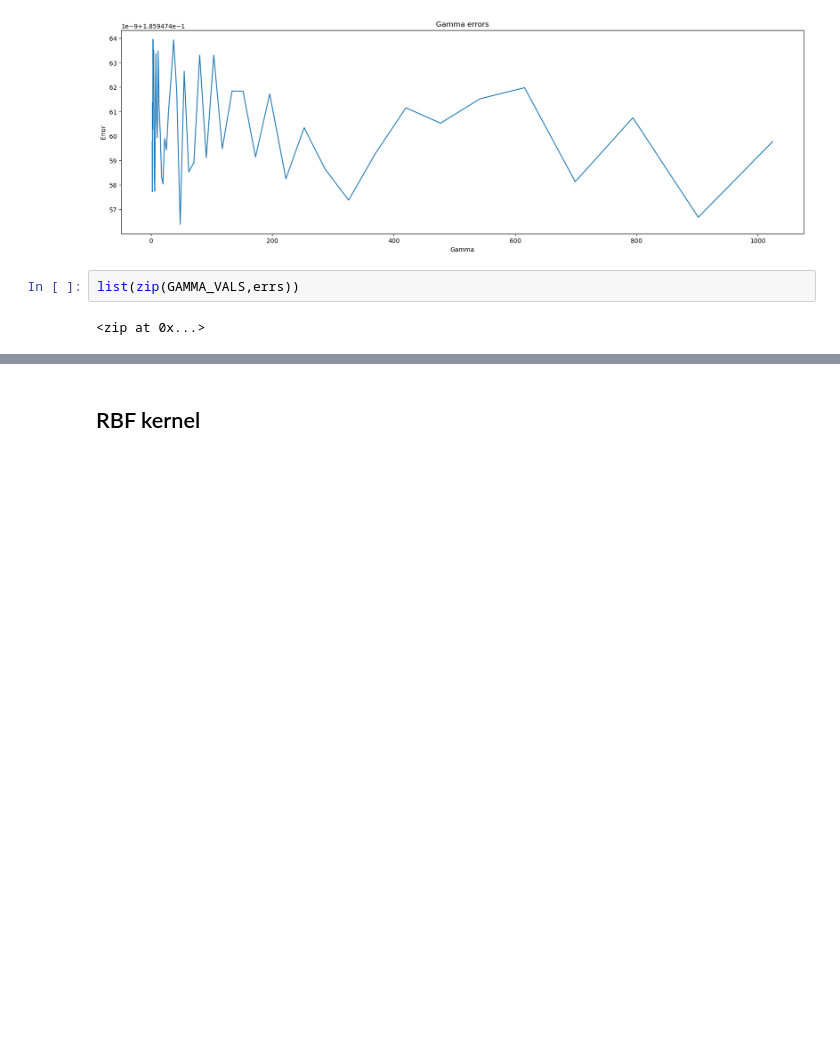
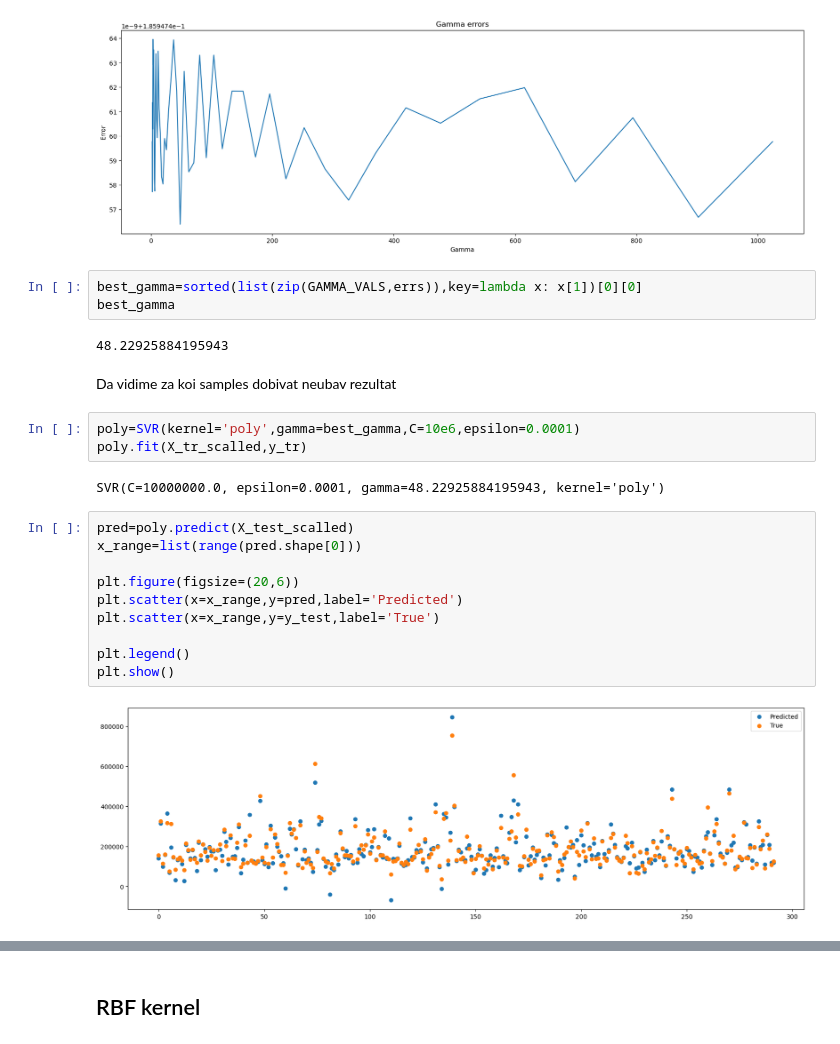
Before and after one commit to viki123v/housing-prices-analysis, a Jupyter notebook: notebooks/svm.ipynb, the cells around one changed output, grey strips where cells are left out. Drawn from its saved outputs; the diff is of its cells as text; blank space fills up the shorter version.

```diff
--- a/notebooks/svm.ipynb
+++ b/notebooks/svm.ipynb
@@ -412,6 +412,26 @@ plt.show()
 # %% [output]
 [figure]
 # %%
-list(zip(GAMMA_VALS,errs))
+best_gamma=sorted(list(zip(GAMMA_VALS,errs)),key=lambda x: x[1])[0][0]
+best_gamma
 # %% [output]
-<zip at 0x...>
+48.22925884195943
+# %% [markdown]
+Da vidime za koi samples dobivat neubav rezultat
+# %%
+poly=SVR(kernel='poly',gamma=best_gamma,C=10e6,epsilon=0.0001)
+poly.fit(X_tr_scalled,y_tr)
+# %% [output]
+SVR(C=10000000.0, epsilon=0.0001, gamma=48.22925884195943, kernel='poly')
+# %%
+pred=poly.predict(X_test_scalled)
+x_range=list(range(pred.shape[0]))
+
+plt.figure(figsize=(20,6))
+plt.scatter(x=x_range,y=pred,label='Predicted')
+plt.scatter(x=x_range,y=y_test,label='True')
+
+plt.legend()
+plt.show()
+# %% [output]
+[figure, added]
```
Also changed, not shown: parts of 6 cells of this notebook, 1 other file.
